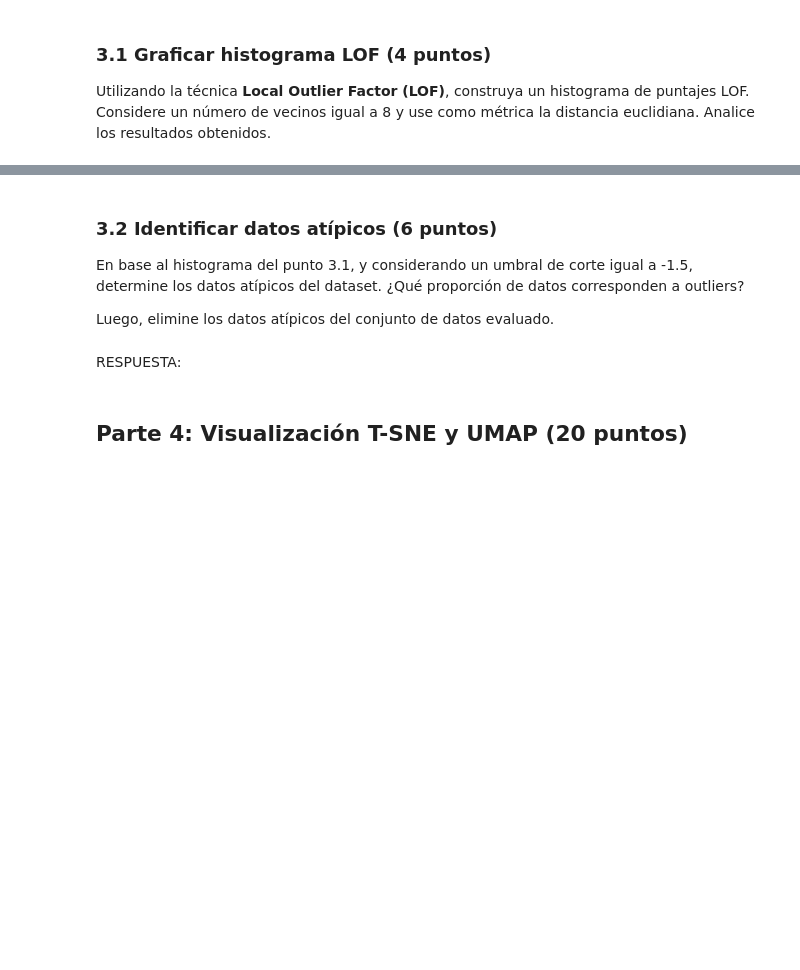
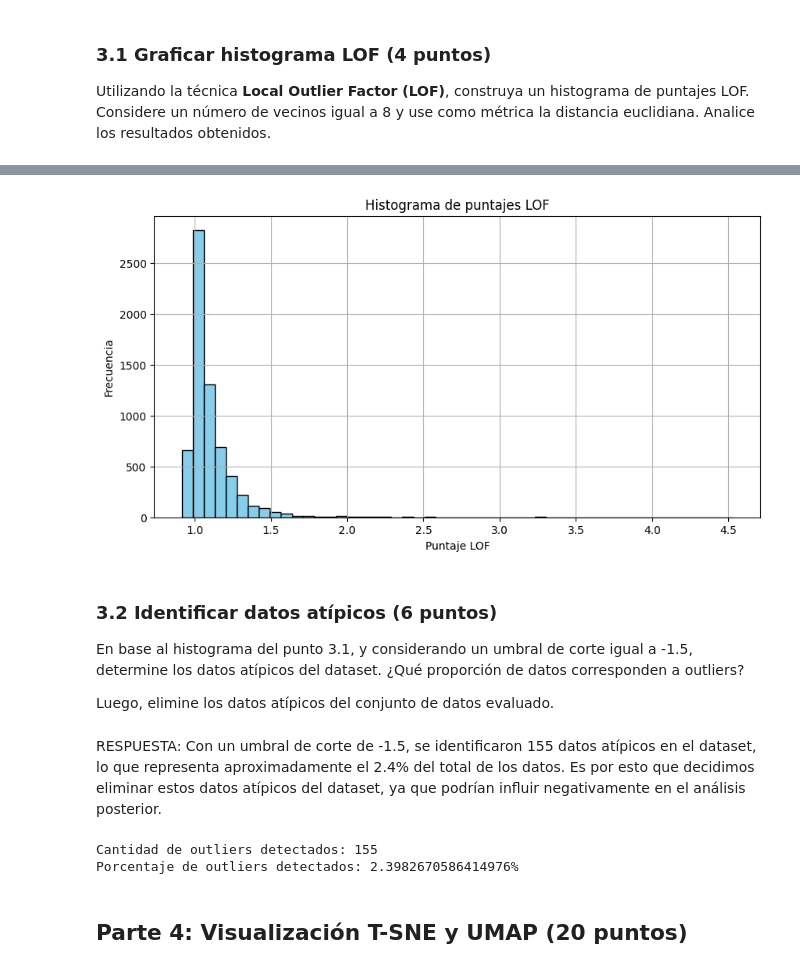
Before and after one commit to VicenteLavagnino/IIC2433, a Jupyter notebook: Tareas/T1/T1-VicenteLavagnino.ipynb, the cells around one changed output, grey strips where cells are left out. Saved outputs shown, nothing was run; the diff lists cells and outputs as text; code cells hidden in the pictures; blank space fills up the shorter version.

```diff
--- a/Tareas/T1/T1-VicenteLavagnino.ipynb
+++ b/Tareas/T1/T1-VicenteLavagnino.ipynb
@@ -399,11 +422,45 @@ RESPUESTA:
+# %%
+# Usamos información de la sección 2.2
+pca = PCA(n_components=0.90)
+X_pca = pca.fit_transform(df_scaled)
+
+# Aplicamos Local Outlier Factor
+lof = LocalOutlierFactor(n_neighbors=8, metric='euclidean')
+lof_scores = -lof.fit_predict(X_pca)  # -1 = outlier, 1 = inlier
+lof_scores_values = -lof.negative_outlier_factor_
+
+# Graficamos histograma de los puntajes LOF
+plt.figure(figsize=(10, 5))
+plt.hist(lof_scores_values, bins=50, color='skyblue', edgecolor='black')
+plt.title("Histograma de puntajes LOF")
+plt.xlabel("Puntaje LOF")
+plt.ylabel("Frecuencia")
+plt.grid(True)
+plt.show()
+# %% [output]
+[figure, added]
 # %% [markdown]
 ### 3.2 Identificar datos atípicos (6 puntos)
 
 En base al histograma del punto 3.1, y considerando un umbral de corte igual a -1.5, determine los datos atípicos del dataset. ¿Qué proporción de datos corresponden a outliers?
 
 Luego, elimine los datos atípicos del conjunto de datos evaluado.
-# %% [markdown]
-RESPUESTA:
+# %% [markdown]
+RESPUESTA: Con un umbral de corte de -1.5, se identificaron 155 datos atípicos en el dataset, lo que representa aproximadamente el 2.4% del total de los datos. Es por esto que decidimos eliminar estos datos atípicos del dataset, ya que podrían influir negativamente en el análisis posterior.
+# %%
+# Umbral para determinar outliers = -1.5
+outlier_threshold = -1.5
+outliers = lof.negative_outlier_factor_ < outlier_threshold
+
+num_outliers = np.sum(outliers)
+print(f"Cantidad de outliers detectados: {num_outliers}")
+print(f"Porcentaje de outliers detectados: {num_outliers / len(df) * 100}%")
+
+# Eliminar outliers
+df_sin_outliers = df[~outliers].reset_index(drop=True)
+# %% [output]
+Cantidad de outliers detectados: 155
+Porcentaje de outliers detectados: 2.3982670586414976%
 # %% [markdown]
 ## Parte 4: Visualización T-SNE y UMAP (20 puntos)
 # %% [markdown]
```
Also changed, not shown: parts of 24 cells of this notebook.
